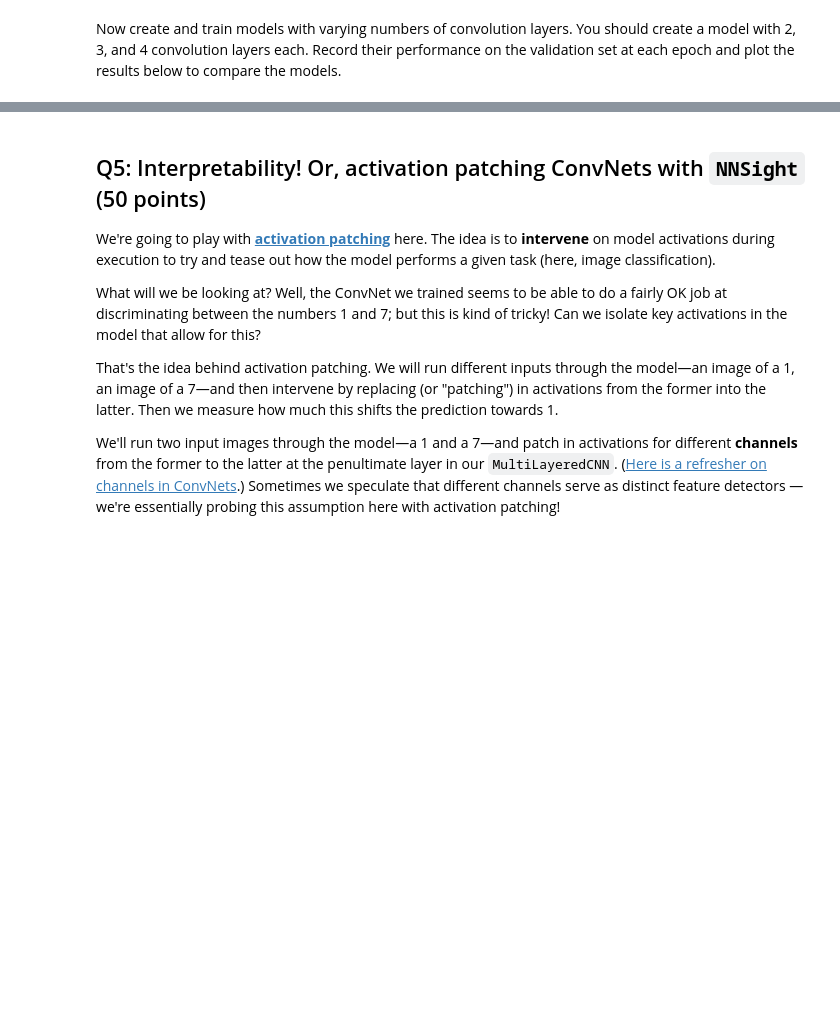
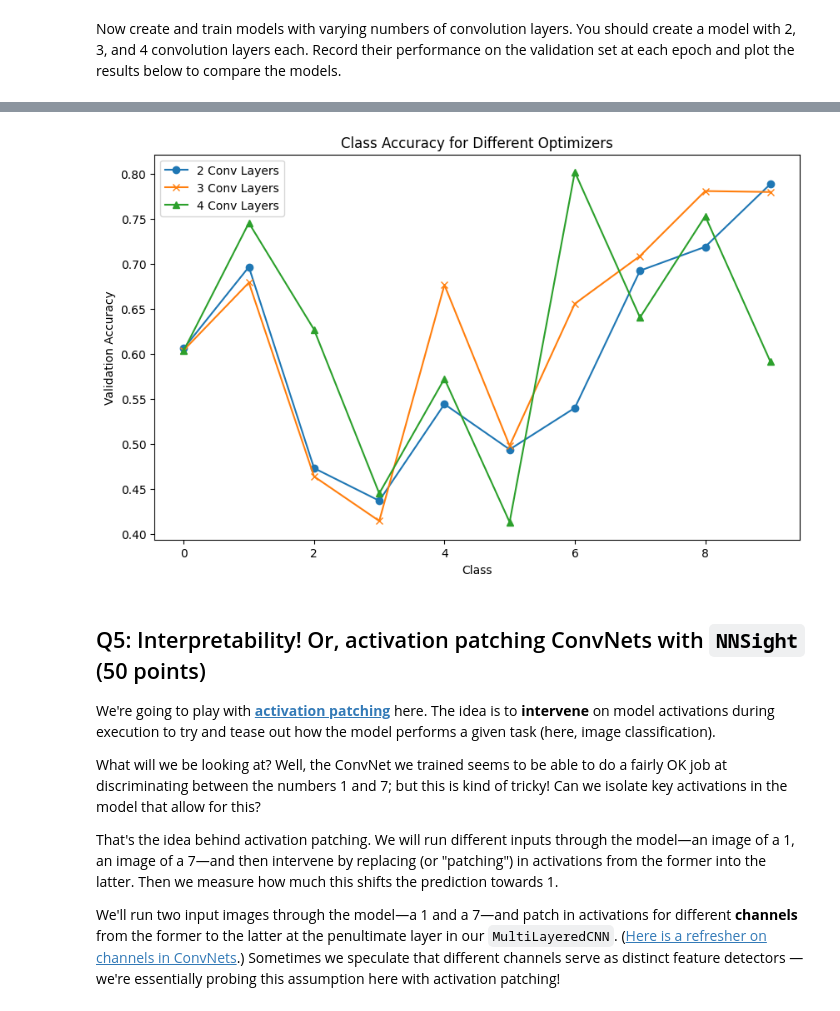
Before and after one commit to jaysonleon/DS4440-NN-, a Jupyter notebook: hw4.ipynb, the cells around one changed output, grey strips where cells are left out. Saved outputs shown, nothing was run; the diff lists cells and outputs as text; code cells hidden in the pictures; blank space fills up the shorter version.

```diff
--- a/hw4.ipynb
+++ b/hw4.ipynb
@@ -237,3 +289,25 @@ RuntimeError: mat1 and mat2 shapes cannot be multiplied (64x8192 and 1024x10)
+# %%
+# average class accuracy for each optimizer
+avg_class_acc_2L = np.mean(val_class_accs_2L, axis=0)
+avg_class_acc_3L = np.mean(val_class_accs_3L, axis=0)
+avg_class_acc_4L = np.mean(val_class_accs_4L, axis=0)
+
+# scatter plot of class accuracies
+n_classes = len(avg_class_acc_2L)
+classes = np.arange(n_classes)
+
+plt.figure(figsize=(10, 6))
+plt.plot(classes, avg_class_acc_2L, label='2 Conv Layers', marker='o')
+plt.plot(classes, avg_class_acc_3L, label='3 Conv Layers', marker='x')
+plt.plot(classes, avg_class_acc_4L, label='4 Conv Layers', marker='^')
+
+plt.xlabel('Class')
+plt.ylabel('Validation Accuracy')
+plt.title('Class Accuracy for Different Optimizers')
+plt.legend()
+plt.show()
+# %% [output]
+[figure, added]
 # %% [markdown]
 ## Q5: Interpretability! Or, activation patching ConvNets with `NNSight` (50 points)
 
```
Also changed, not shown: parts of 25 cells of this notebook, 1 other file.
